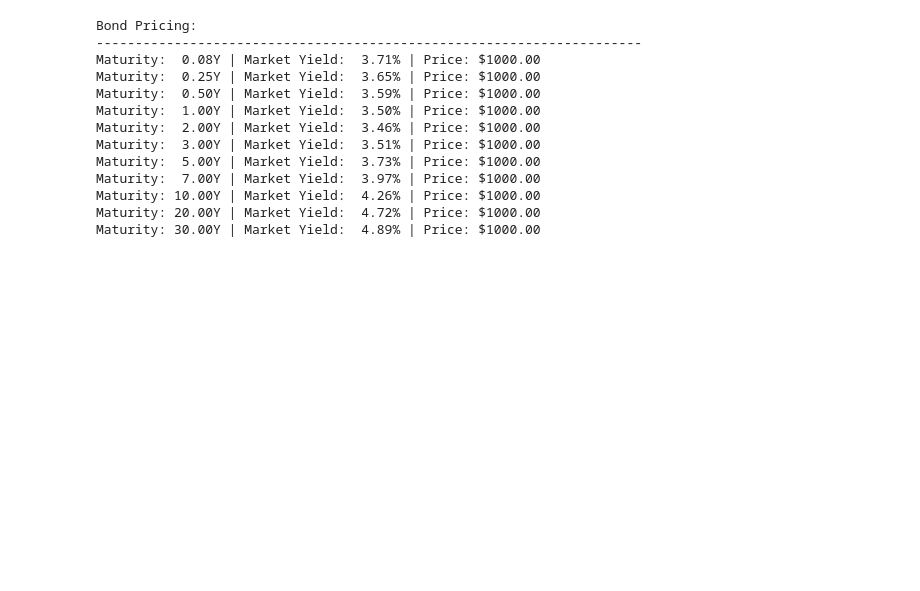
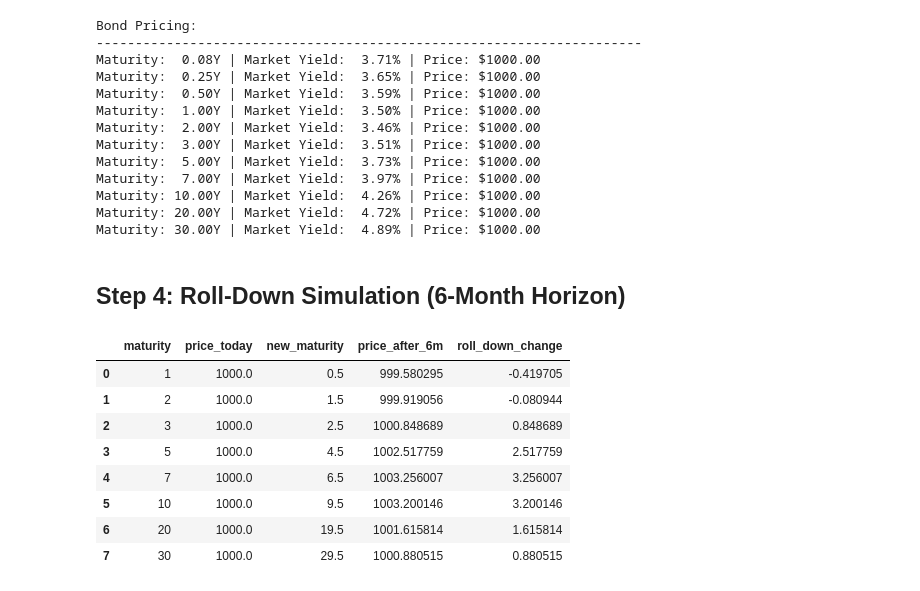
Before and after one commit to Ekantik19/ProjectHub, a Jupyter notebook: main.ipynb, the cells around one changed output. Cells and saved outputs as stored; diff of their text form; code cells hidden in the pictures; blank space fills up the shorter version.

Commit message:
Completed Step 4 roll-down simulation

```diff
--- a/main.ipynb
+++ b/main.ipynb
@@ -153,3 +153,59 @@ Maturity:  7.00Y | Market Yield:  3.97% | Price: $1000.00
 Maturity: 10.00Y | Market Yield:  4.26% | Price: $1000.00
 Maturity: 20.00Y | Market Yield:  4.72% | Price: $1000.00
 Maturity: 30.00Y | Market Yield:  4.89% | Price: $1000.00
+# %% [markdown]
+## Step 4: Roll-Down Simulation (6-Month Horizon)
+# %%
+H = 0.5
+face_value = 1000
+
+roll_results = []
+
+for t in tenors:
+
+    if t <= H:
+        continue
+
+    market_yield = yield_curve(t)
+    coupon = market_yield
+
+    price_today = present_value(
+        face_value,
+        coupon/100,
+        market_yield/100,
+        t
+    )
+
+    new_maturity = t - H
+    new_yield = yield_curve(new_maturity)
+
+    price_after_6m = present_value(
+        face_value,
+        coupon/100,
+        new_yield/100,
+        new_maturity
+    )
+
+    roll_change = price_after_6m - price_today
+
+    roll_results.append({
+        "maturity": t,
+        "price_today": price_today,
+        "new_maturity": new_maturity,
+        "price_after_6m": price_after_6m,
+        "roll_down_change": roll_change
+    })
+
+df_roll = pd.DataFrame(roll_results)
+
+df_roll
+# %% [output]
+|  | maturity | price_today | new_maturity | price_after_6m | roll_down_change |
+| 0 | 1 | 1000.0 | 0.5 | 999.580295 | -0.419705 |
+| 1 | 2 | 1000.0 | 1.5 | 999.919056 | -0.080944 |
+| 2 | 3 | 1000.0 | 2.5 | 1000.848689 | 0.848689 |
+| 3 | 5 | 1000.0 | 4.5 | 1002.517759 | 2.517759 |
+| 4 | 7 | 1000.0 | 6.5 | 1003.256007 | 3.256007 |
+| 5 | 10 | 1000.0 | 9.5 | 1003.200146 | 3.200146 |
+| 6 | 20 | 1000.0 | 19.5 | 1001.615814 | 1.615814 |
+| 7 | 30 | 1000.0 | 29.5 | 1000.880515 | 0.880515 |
```
Also changed, not shown: parts of 3 cells of this notebook.
